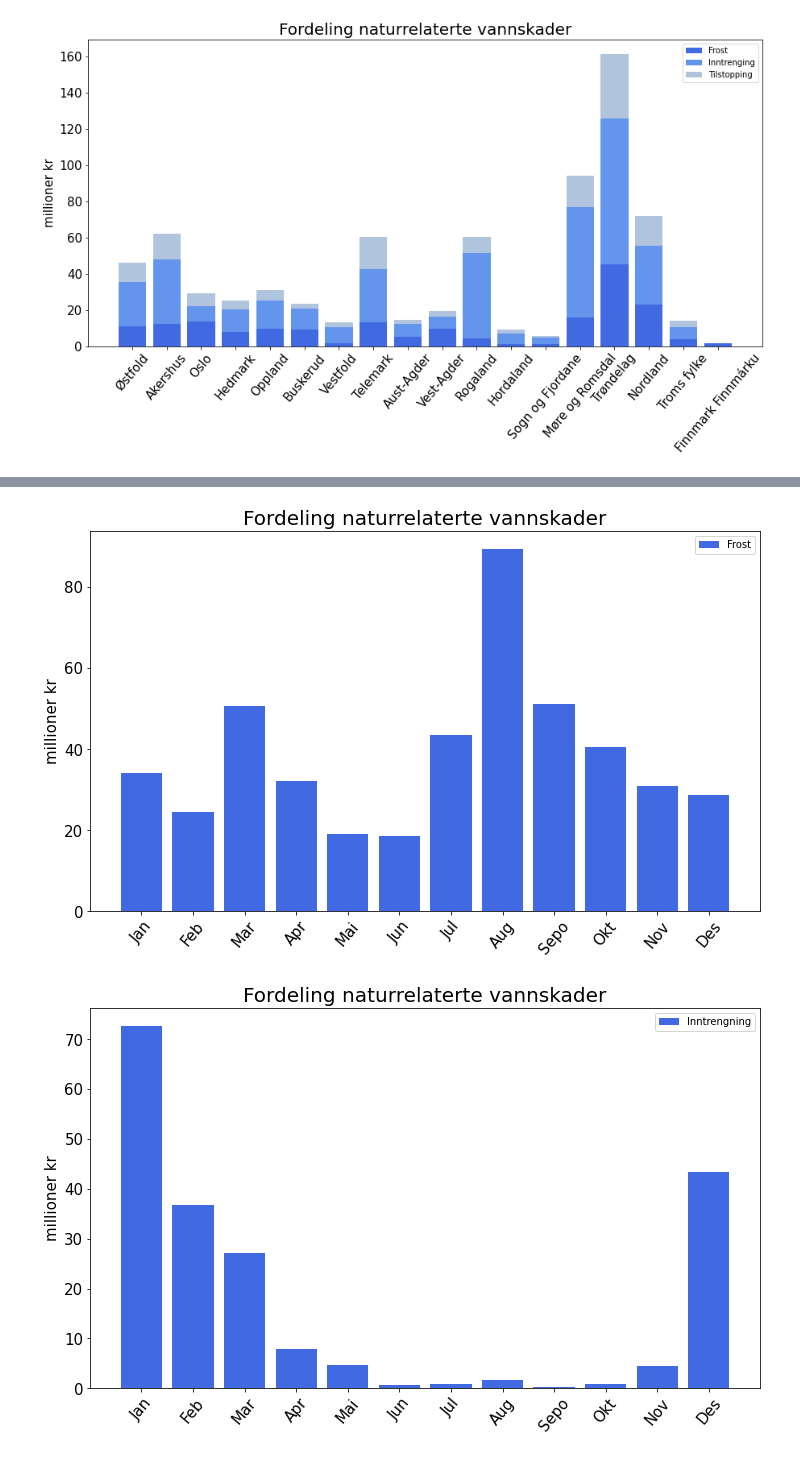
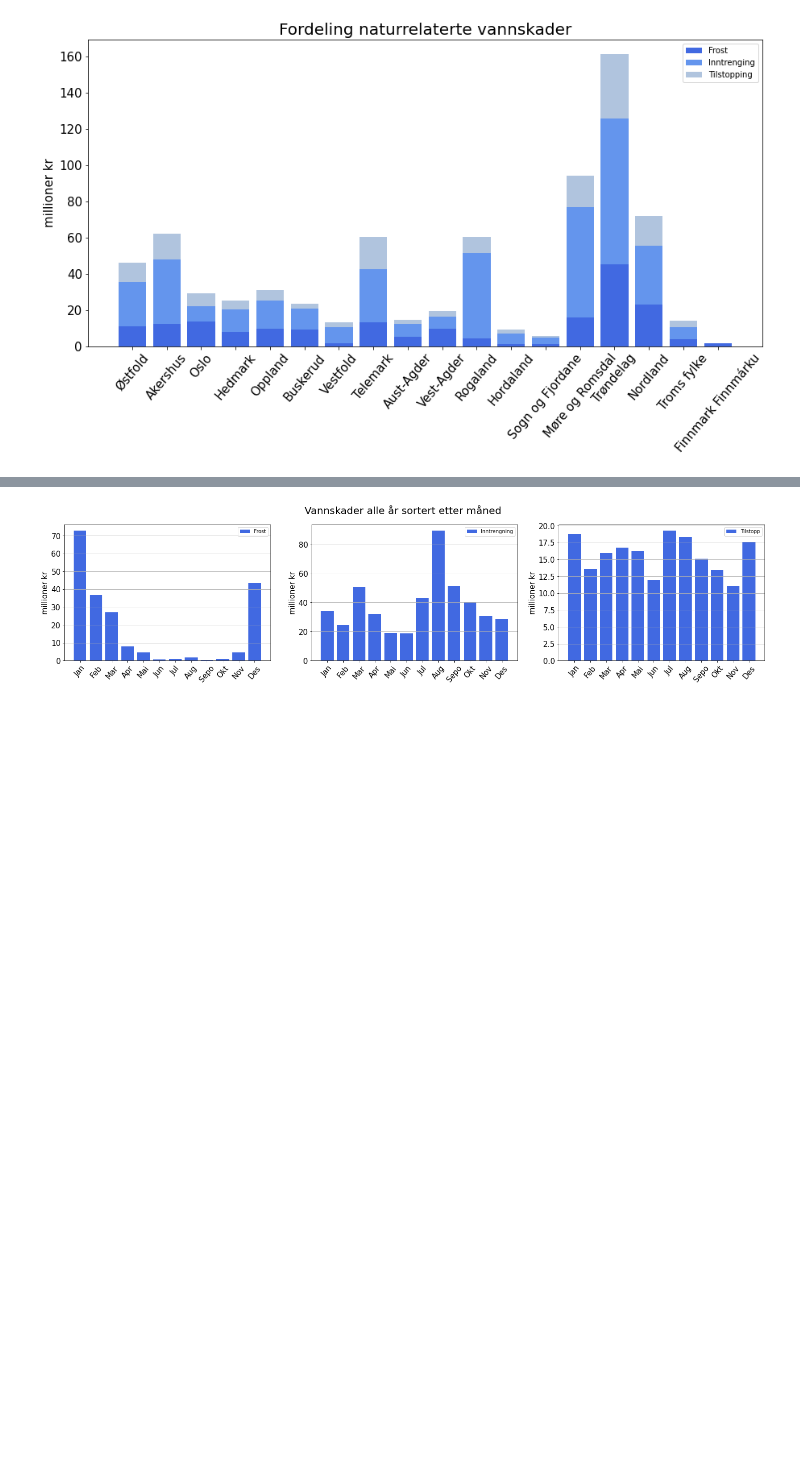
Before and after one commit to eirikngard/Eika, a Jupyter notebook: vannskade2.ipynb, the cells around one changed output, grey strips where cells are left out. Saved outputs shown, nothing was run; the diff lists cells and outputs as text; code cells hidden in the pictures; blank space fills up the shorter version.

```diff
--- a/vannskade2.ipynb
+++ b/vannskade2.ipynb
@@ -293,48 +293,39 @@ kol = ['måned','skade','årsak']
 intre = pd.read_csv('vannskade_inntrengning_måned.csv',header=None,skiprows=2,names=kol)
 frost = pd.read_csv('vannskade_frost_måned.csv',header=None,skiprows=1,names=kol)
 tilstopp = pd.read_csv('vannskade_tilstopping_måned.csv',header=None,skiprows=1,names=kol)
-alle = pd.read_csv('vannskade_alle_måned.csv',header=None,skiprows=2,names=kol)
 
 mnd = ['Jan','Feb','Mar','Apr','Mai','Jun','Jul','Aug','Sepo','Okt','Nov','Des']
-nfrost = np.array([i*(10**(-6)) for i in intre['skade']])
-nintre = np.array([i*(10**(-6)) for i in frost['skade']])
+nfrost = np.array([i*(10**(-6)) for i in frost['skade']])
+nintre = np.array([i*(10**(-6)) for i in intre['skade']])
 ntilstopp = np.array([i*(10**(-6)) for i in tilstopp['skade']])
-nalle = np.array([i*(10**(-6)) for i in alle['skade']])
+#nalle = np.array([i*(10**(-6)) for i in alle['skade']])
 
+fig, ax = plt.subplots(1,3,figsize=(25, 5))
+fig.suptitle('Vannskader alle år sortert etter måned',fontsize=20)
 
-fig, ax = plt.subplots(figsize=(12, 7))
-bar=ax.bar(mnd, nfrost,color='royalblue', label='Frost')
-ax.tick_params(axis='x',rotation=50,labelsize=15)
-ax.tick_params(axis='y',labelsize=15)
-ax.set_ylabel('millioner kr',size=15)
-ax.set_title('Fordeling naturrelaterte vannskader',size=20)
-ax.legend();
+bar=ax[0].bar(mnd, nfrost,color='royalblue', label='Frost')
+ax[0].tick_params(axis='x',rotation=50,labelsize=15)
+ax[0].tick_params(axis='y',labelsize=15)
+ax[0].set_ylabel('millioner kr',size=15)
+ax[0].grid(axis='y')
+ax[0].legend();
 
-fig, ax = plt.subplots(figsize=(12, 7))
-bar=ax.bar(mnd, nintre,color='royalblue', label='Inntrengning')
-ax.tick_params(axis='x',rotation=50,labelsize=15)
-ax.tick_params(axis='y',labelsize=15)
-ax.set_ylabel('millioner kr',size=15)
-ax.set_title('Fordeling naturrelaterte vannskader',size=20)
-ax.legend();
+#fig, ax = plt.subplots(figsize=(12, 7))
+bar=ax[1].bar(mnd, nintre,color='royalblue', label='Inntrengning')
+ax[1].tick_params(axis='x',rotation=50,labelsize=15)
+ax[1].tick_params(axis='y',labelsize=15)
+ax[1].set_ylabel('millioner kr',size=15)
+ax[1].grid(axis='y')
+ax[1].legend();
 
-fig, ax = plt.subplots(figsize=(12, 7))
-bar=ax.bar(mnd, ntilstopp,color='royalblue', label='Tillstopp')
-ax.tick_params(axis='x',rotation=50,labelsize=15)
-ax.tick_params(axis='y',labelsize=15)
-ax.set_ylabel('millioner kr',size=15)
-ax.set_title('Fordeling naturrelaterte vannskader',size=20)
-ax.legend();
-'''
-fig, ax = plt.subplots(figsize=(12, 7))
-bar=ax.bar(mnd, nalle,color='royalblue', label='Alle')
-ax.tick_params(axis='x',rotation=50,labelsize=15)
-ax.tick_params(axis='y',labelsize=15)
-ax.set_ylabel('millioner kr',size=15)
-ax.set_title('Fordeling naturrelaterte vannskader',size=20)
-ax.legend();
-#plt.savefig("vannskade_fylke.png",bbox_inches = 'tight')
-#files.download("vannskade_fylke.png")
-'''
+#fig, ax = plt.subplots(figsize=(12, 7))
+bar=ax[2].bar(mnd, ntilstopp,color='royalblue', label='Tilstopp')
+ax[2].tick_params(axis='x',rotation=50,labelsize=15)
+ax[2].tick_params(axis='y',labelsize=15)
+ax[2].set_ylabel('millioner kr',size=15)
+ax[2].grid(axis='y')
+ax[2].legend();
+plt.savefig("vannskade_måned.png",bbox_inches = 'tight')
+files.download("vannskade_måned.png")
 plt.show()
 # %% [output]
@@ -341,2 +334 @@ plt.show()
-[figure, old version]
+[figure, new version]
-[figure, removed]
```
Also changed, not shown: parts of 6 cells of this notebook.
